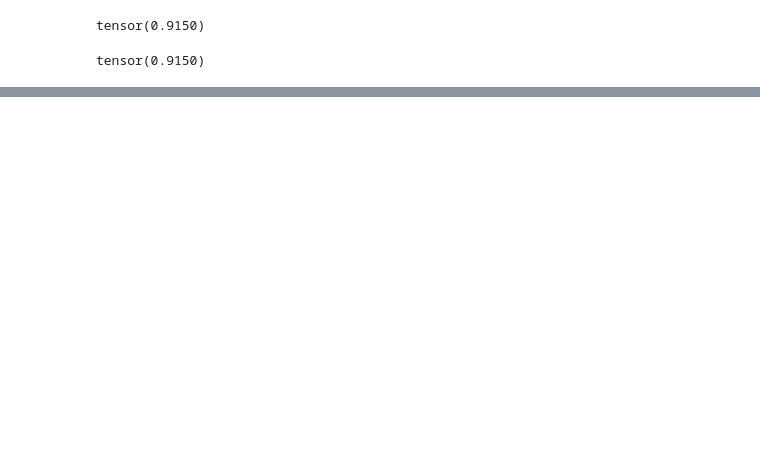
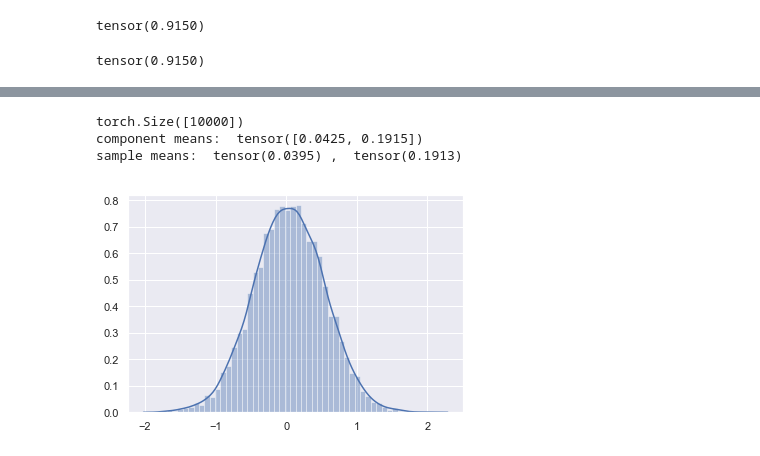
Before and after one commit to elissali/or_code, a Jupyter notebook: mixed_gaussian_monte_carlo.ipynb, the cells around one changed output, grey strips where cells are left out. Saved outputs shown, nothing was run; the diff lists cells and outputs as text; code cells hidden in the pictures; blank space fills up the shorter version.

```diff
--- a/mixed_gaussian_monte_carlo.ipynb
+++ b/mixed_gaussian_monte_carlo.ipynb
@@ -310,0 +330,6 @@ tensor(0.9150)
+# %%
+test_means = torch.rand([3,2])           # (number of examples, number of components per example)
+test_stds = torch.rand([3,2])
+
+test_normal = D.Normal(test_means, test_stds)
+test_normal.batch_shape
@@ -310,0 +342,3 @@ tensor(0.9150)
+# %%
+samples = test_normal.sample((10000,))
+samples.shape
@@ -310,0 +351,12 @@ tensor(0.9150)
+# %%
+comp1 = samples[:,0,0]
+comp2 = samples[:,0,1]
+print(comp1.shape)
+print("component means: ", test_means[0])
+print("sample means: ", comp1.mean(), ", ", comp2.mean())
+sns.distplot(comp1);
+# %% [output]
+torch.Size([10000])
+component means:  tensor([0.0425, 0.1915])
+sample means:  tensor(0.0395) ,  tensor(0.1913)
+[figure, added]
```
Also changed, not shown: parts of 19 cells of this notebook.
